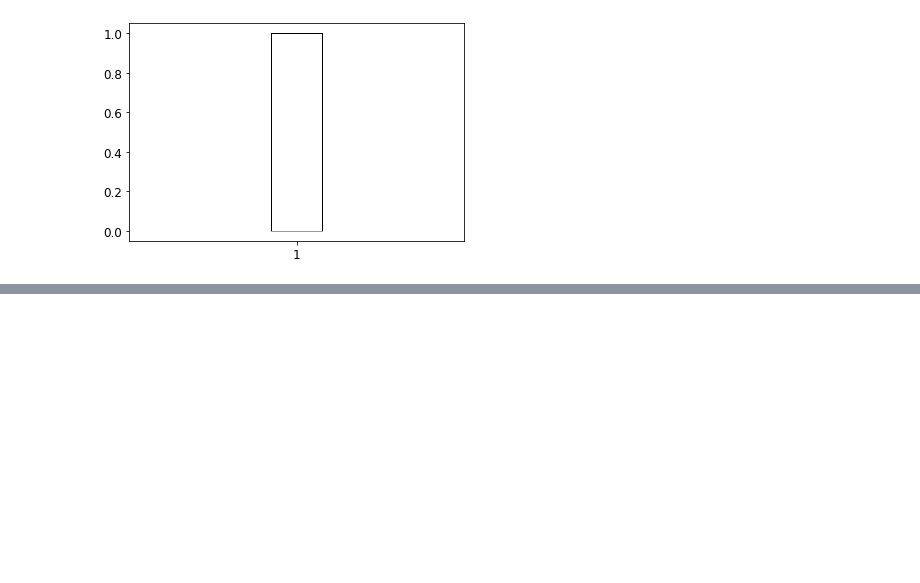
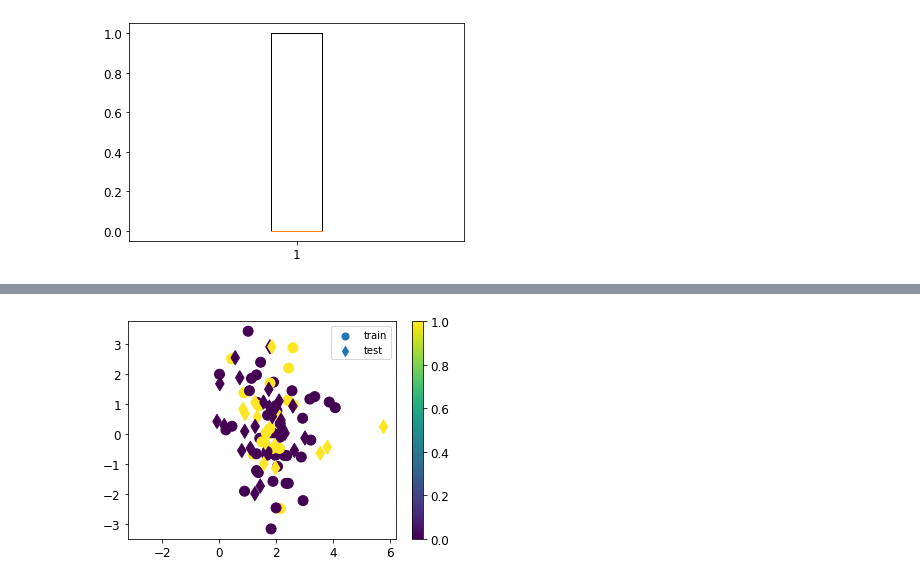
Before and after one commit to fredymendezbustamante/ANALITICA_DE_DATOS, a Jupyter notebook: MELO_Prediccion_de_insuficiencia_cardiaca.ipynb, the cells around one changed output, grey strips where cells are left out. Cells and saved outputs as stored; diff of their text form; code cells hidden in the pictures; blank space fills up the shorter version.

```diff
--- a/MELO_Prediccion_de_insuficiencia_cardiaca.ipynb
+++ b/MELO_Prediccion_de_insuficiencia_cardiaca.ipynb
@@ -357,0 +400,10 @@ memory usage: 30.5 KB
+# %%
+zztest = red.transform(sca.transform((Xtest))) # una sola linea
+# %%
+plt.scatter(zz[:,0],zz[:,1],c=ytrain,s = 100*Xtrain['DEATH_EVENT']/(Xtrain['DEATH_EVENT'].max()),label='train')
+plt.colorbar()
+plt.scatter(zztest[:,0],zztest[:,1],c=ytest,s=100*Xtest['DEATH_EVENT']/Xtest['DEATH_EVENT'].max(),marker='d',label='test')
+plt.legend()
+plt.show()
+# %% [output]
+[figure, added]
```
Also changed, not shown: parts of 26 cells of this notebook.
